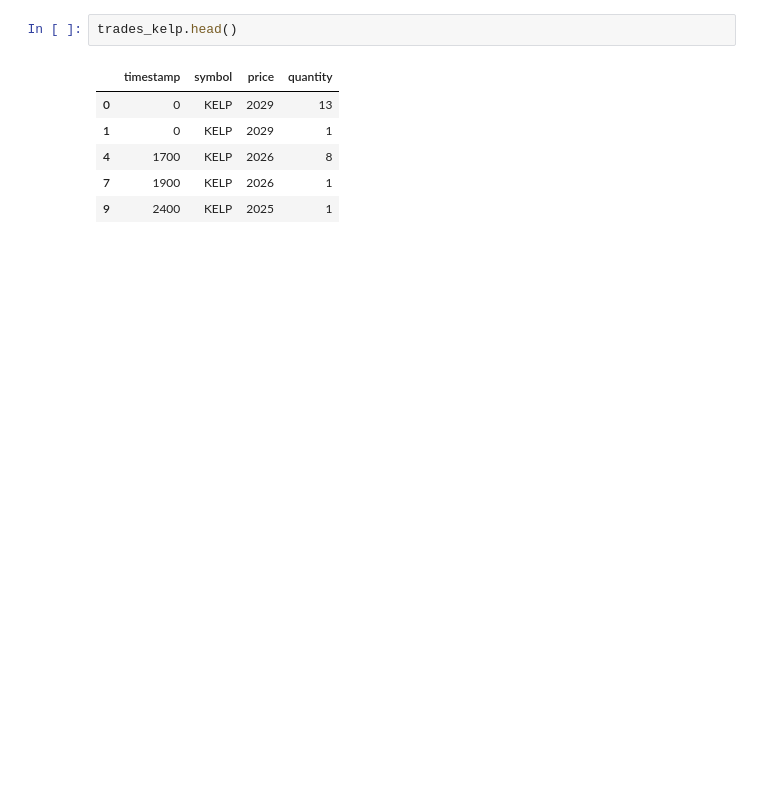
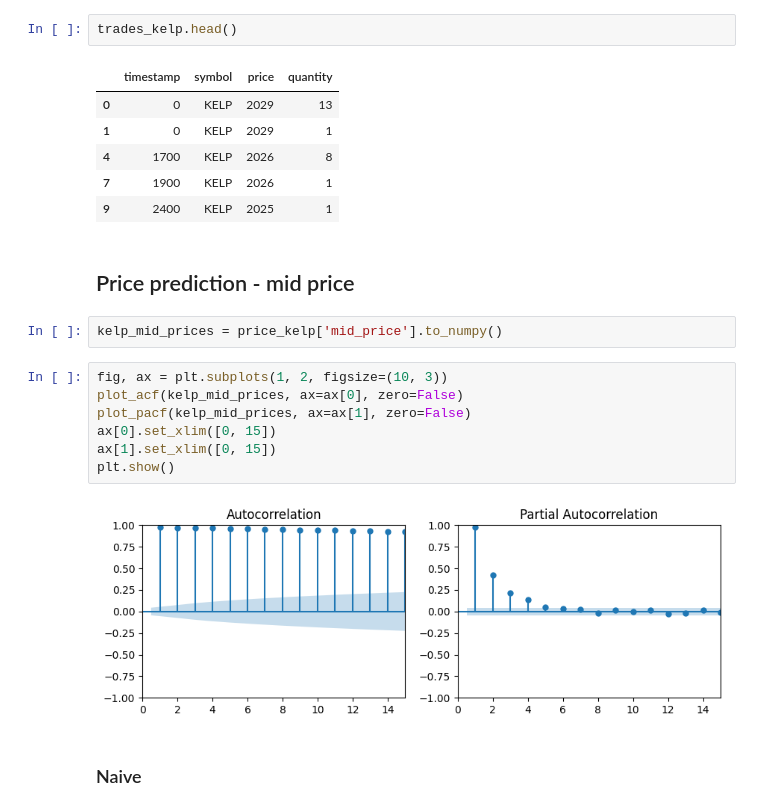
Before and after one commit to aemilani/imc-prosperity-3, a Jupyter notebook: notebooks/tutorial_round.ipynb, the cells around one changed output. Saved outputs shown, nothing was run; the diff lists cells and outputs as text; blank space fills up the shorter version.

Commit message:
Kelp price prediction analysis

```diff
--- a/notebooks/tutorial_round.ipynb
+++ b/notebooks/tutorial_round.ipynb
@@ -66,3 +68,18 @@ trades_kelp.head()
 | 4 | 1700 | KELP | 2026 | 8 |
 | 7 | 1900 | KELP | 2026 | 1 |
 | 9 | 2400 | KELP | 2025 | 1 |
+# %% [markdown]
+## Price prediction - mid price
+# %%
+kelp_mid_prices = price_kelp['mid_price'].to_numpy()
+# %%
+fig, ax = plt.subplots(1, 2, figsize=(10, 3))
+plot_acf(kelp_mid_prices, ax=ax[0], zero=False)
+plot_pacf(kelp_mid_prices, ax=ax[1], zero=False)
+ax[0].set_xlim([0, 15])
+ax[1].set_xlim([0, 15])
+plt.show()
+# %% [output]
+[figure, added]
+# %% [markdown]
+### Naive
```
Also changed, not shown: parts of 18 cells of this notebook, 1 other file.
